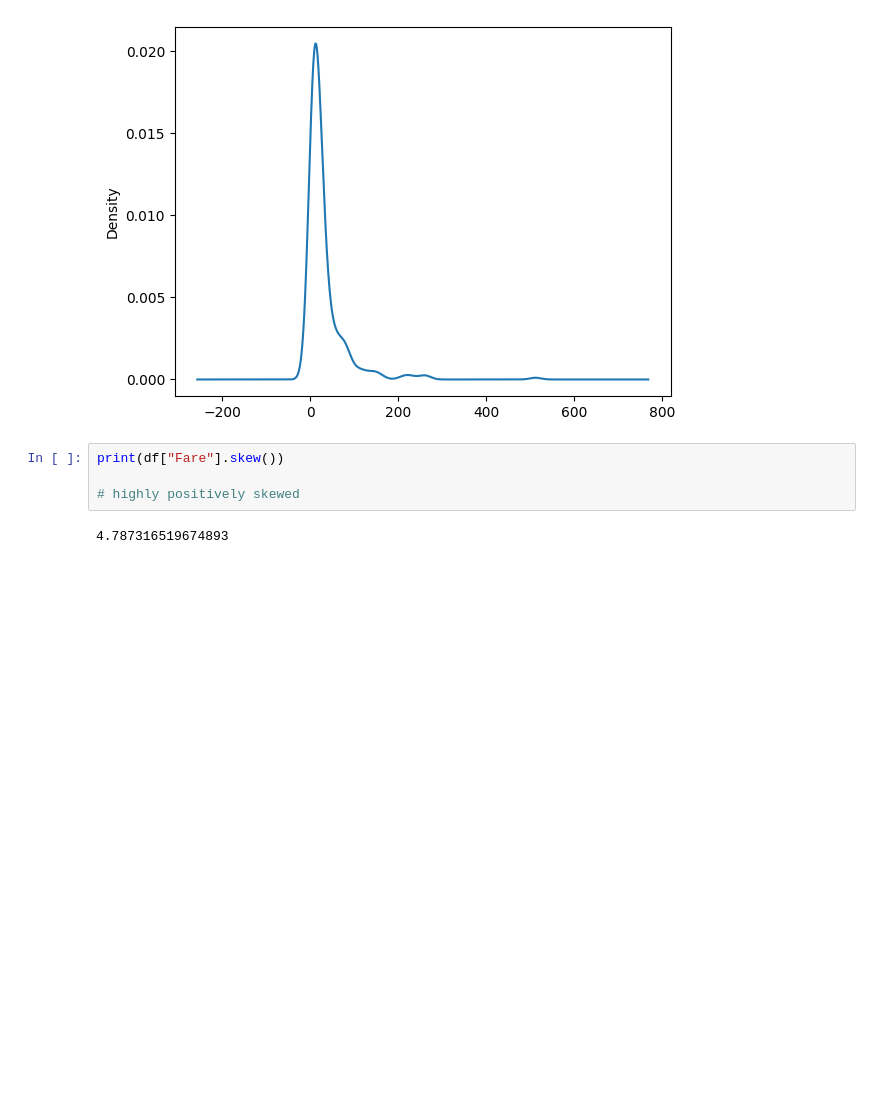
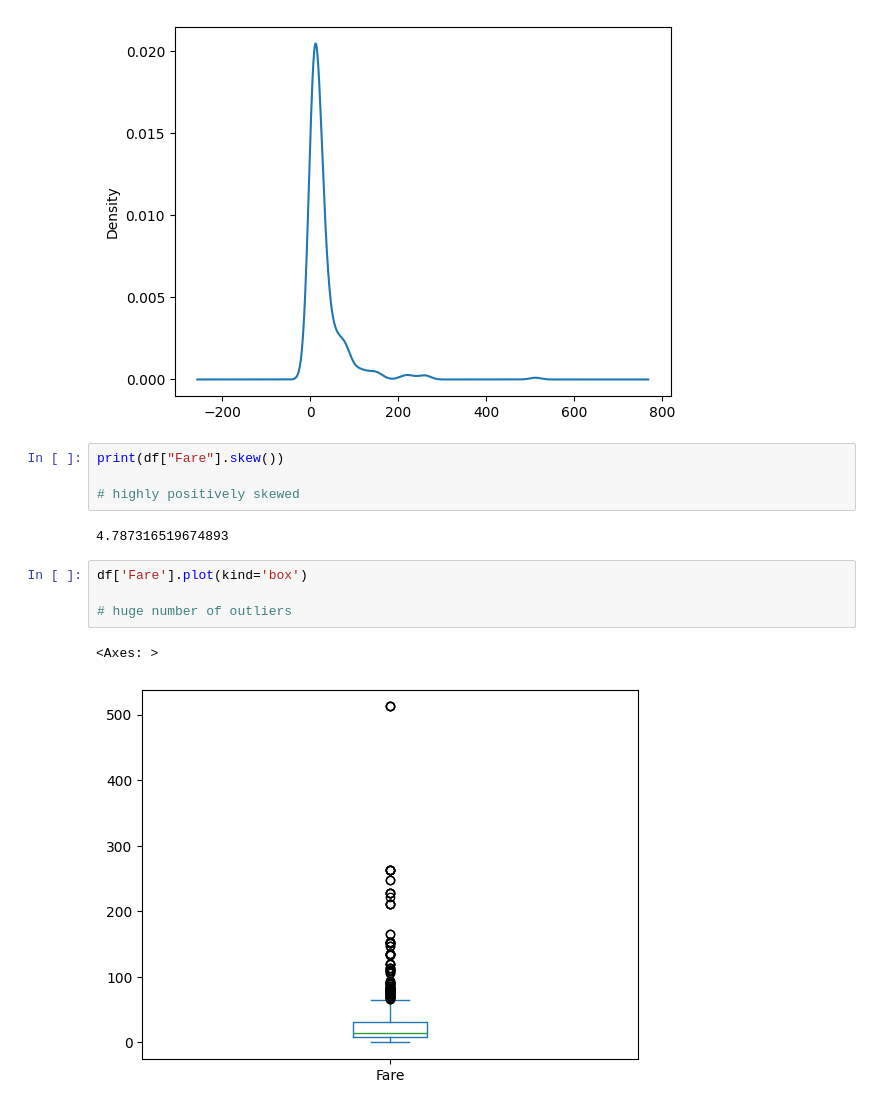
Before and after one commit to Muhammad-Waleed-Source/Exploratory-Data-Analysis, a Jupyter notebook: EDA.ipynb, the cells around one changed output. Saved outputs shown, nothing was run; the diff lists cells and outputs as text; blank space fills up the shorter version.

Commit message:
Conclusions drawn for Fare col

```diff
--- a/EDA.ipynb
+++ b/EDA.ipynb
@@ -196,3 +200,10 @@ print(df["Fare"].skew())
 # highly positively skewed
 # %% [output]
 4.787316519674893
+# %%
+df['Fare'].plot(kind='box')
+
+# huge number of outliers
+# %% [output]
+<Axes: >
+[figure, added]
```
Also changed, not shown: parts of 5 cells of this notebook.
